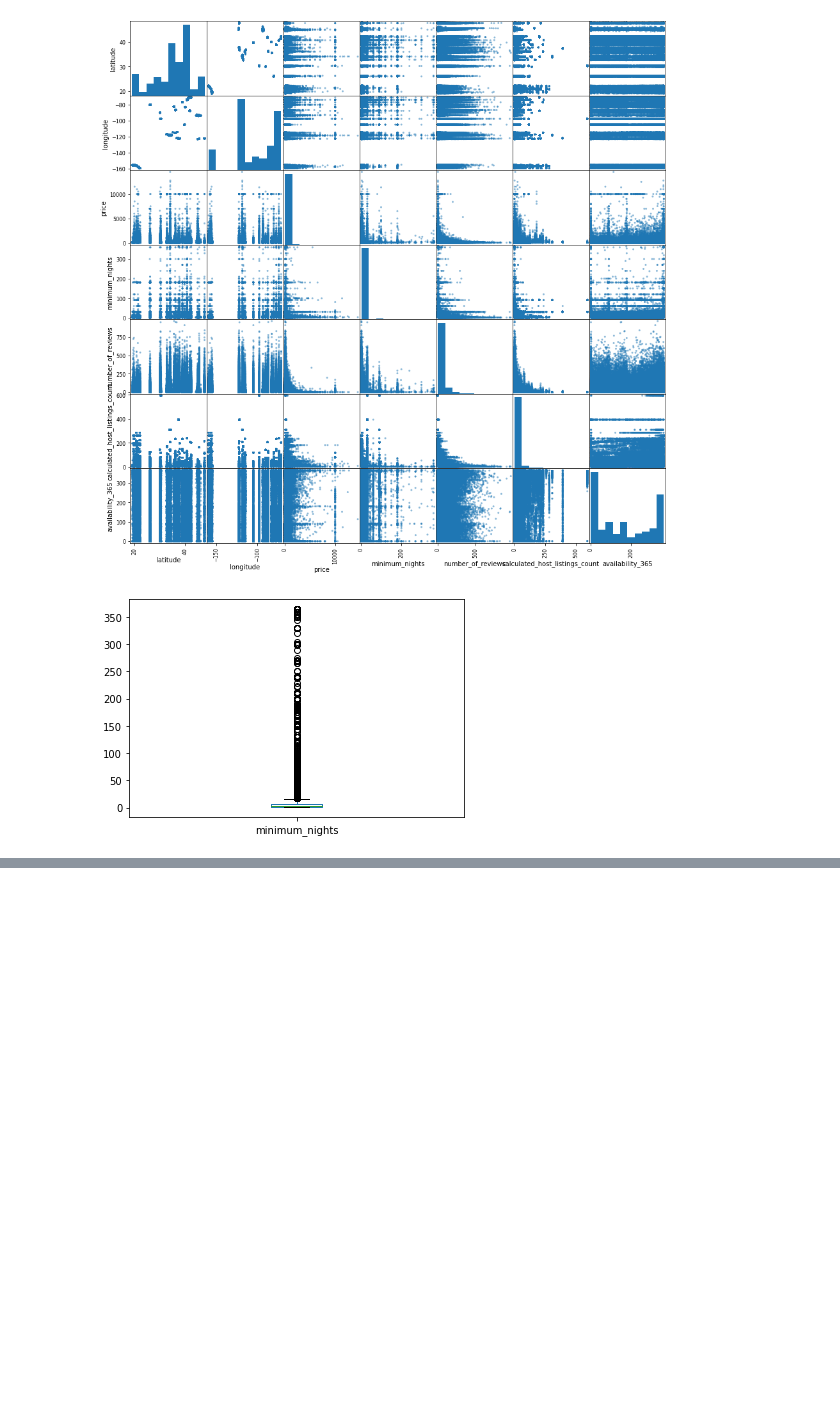
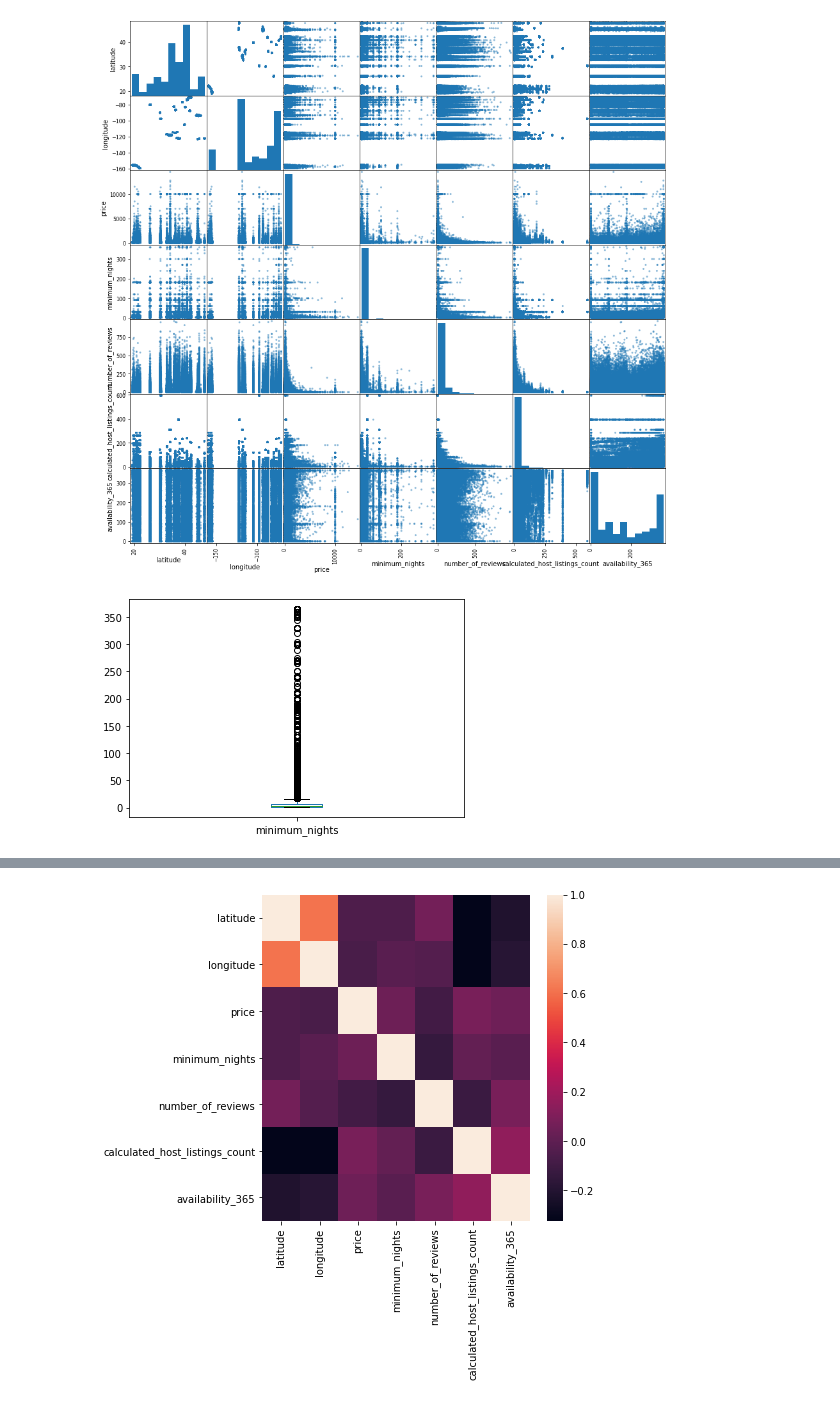
Before and after one commit to Ironhack-Data-Madrid-Mayo-2021/Classroom-Materials, a Jupyter notebook: week_07/07 - Airbnb price prediction.ipynb, the cells around one changed output, grey strips where cells are left out. Cells and saved outputs as stored; diff of their text form; code cells hidden in the pictures; blank space fills up the shorter version.

```diff
--- a/week_07/07 - Airbnb price prediction.ipynb
+++ b/week_07/07 - Airbnb price prediction.ipynb
@@ -143,0 +201,11 @@ from statsmodels.formula.api import ols
+# %%
+# colinealidad
+
+import seaborn as sns
+import pylab as plt
+
+plt.figure(figsize=(6,6))
+
+sns.heatmap(df.corr());
+# %% [output]
+[figure, added]
```
Also changed, not shown: parts of 31 cells of this notebook, 1 other file.
